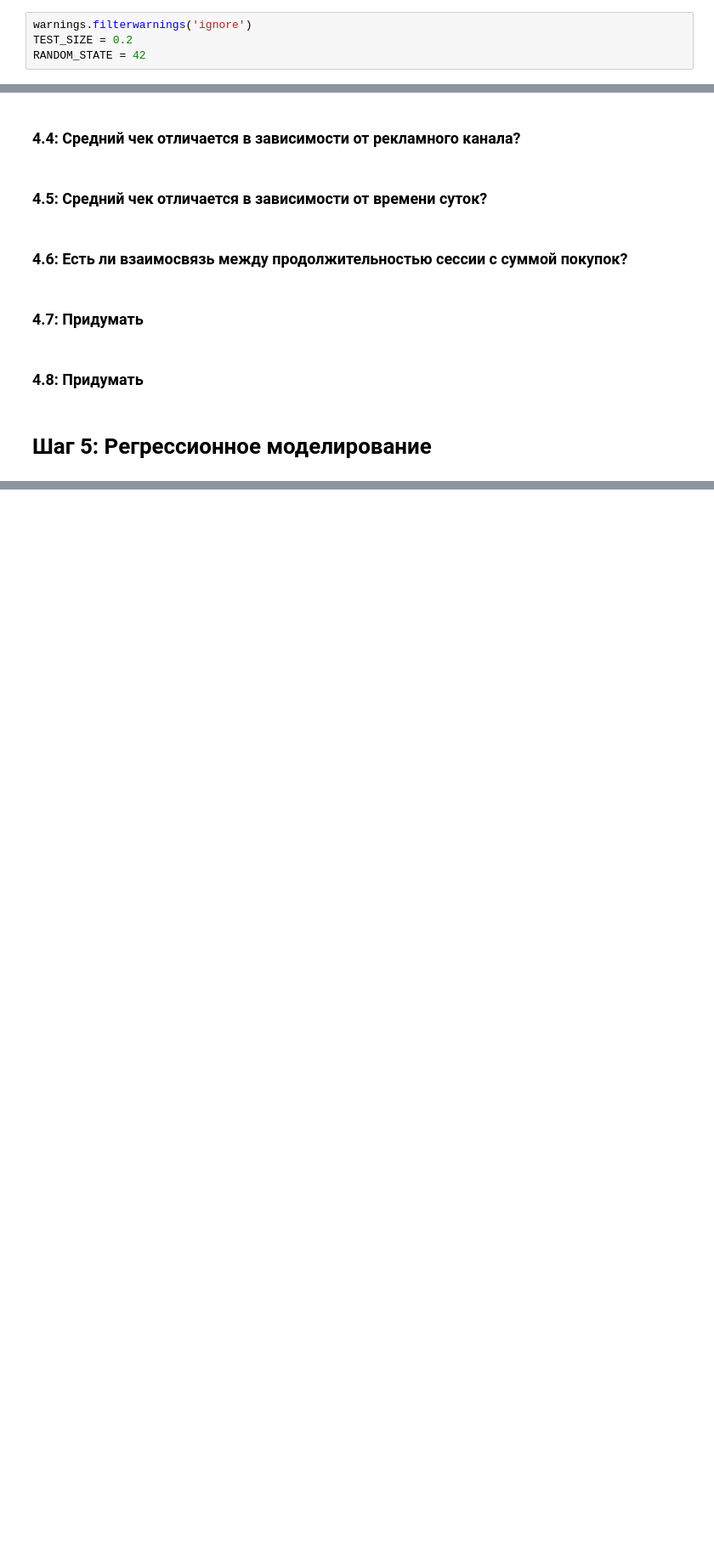
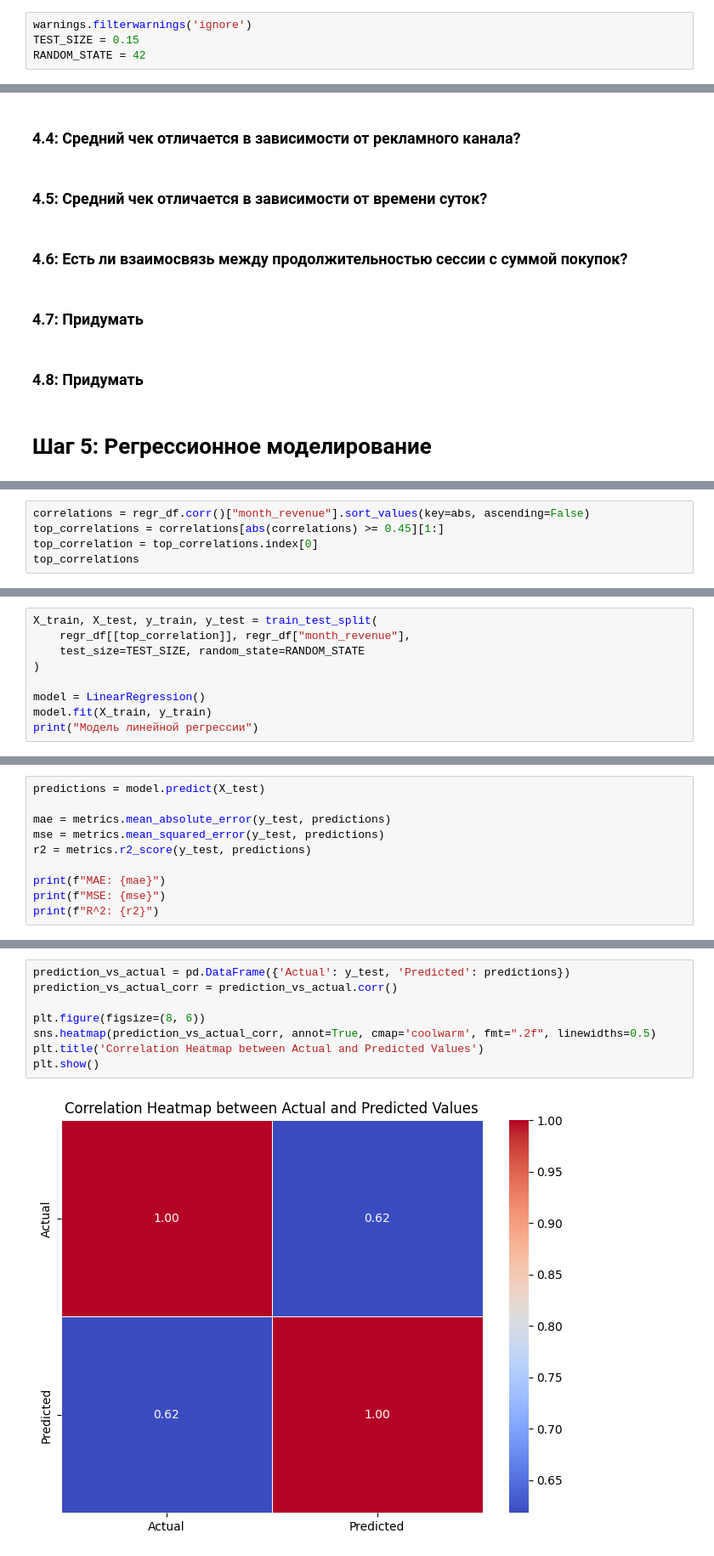
Before and after one commit to zhukovrost/lyceumFinalProject, a Jupyter notebook: project.ipynb, the cells around one changed output, grey strips where cells are left out. Shown at 85% size. Saved outputs shown, nothing was run; the diff lists cells and outputs as text; blank space fills up the shorter version.

```diff
--- a/project.ipynb
+++ b/project.ipynb
@@ -47,7 +47,7 @@ import warnings
 ## 0.2: Константы и настройки
 # %%
 warnings.filterwarnings('ignore')
-TEST_SIZE = 0.2
+TEST_SIZE = 0.15
 RANDOM_STATE = 42
 # %% [markdown]
 ## 0.3: Загрузка данных
@@ -630,0 +694,5 @@ regression_visual(X_test, y_test, predictions, "month")
+# %%
+correlations = regr_df.corr()["month_revenue"].sort_values(key=abs, ascending=False)
+top_correlations = correlations[abs(correlations) >= 0.45][1:]
+top_correlation = top_correlations.index[0]
+top_correlations
@@ -630,0 +709,9 @@ regression_visual(X_test, y_test, predictions, "month")
+# %%
+X_train, X_test, y_train, y_test = train_test_split(
+    regr_df[[top_correlation]], regr_df["month_revenue"],
+    test_size=TEST_SIZE, random_state=RANDOM_STATE
+)
+
+model = LinearRegression()
+model.fit(X_train, y_train)
+print("Модель линейной регрессии")
@@ -630,0 +724,10 @@ regression_visual(X_test, y_test, predictions, "month")
+# %%
+predictions = model.predict(X_test)
+
+mae = metrics.mean_absolute_error(y_test, predictions)
+mse = metrics.mean_squared_error(y_test, predictions)
+r2 = metrics.r2_score(y_test, predictions)
+
+print(f"MAE: {mae}")
+print(f"MSE: {mse}")
+print(f"R^2: {r2}")
@@ -630,0 +742,10 @@ regression_visual(X_test, y_test, predictions, "month")
+# %%
+prediction_vs_actual = pd.DataFrame({'Actual': y_test, 'Predicted': predictions})
+prediction_vs_actual_corr = prediction_vs_actual.corr()
+
+plt.figure(figsize=(8, 6))
+sns.heatmap(prediction_vs_actual_corr, annot=True, cmap='coolwarm', fmt=".2f", linewidths=0.5)
+plt.title('Correlation Heatmap between Actual and Predicted Values')
+plt.show()
+# %% [output]
+[figure, added]
```
Also changed, not shown: parts of 36 cells of this notebook.
